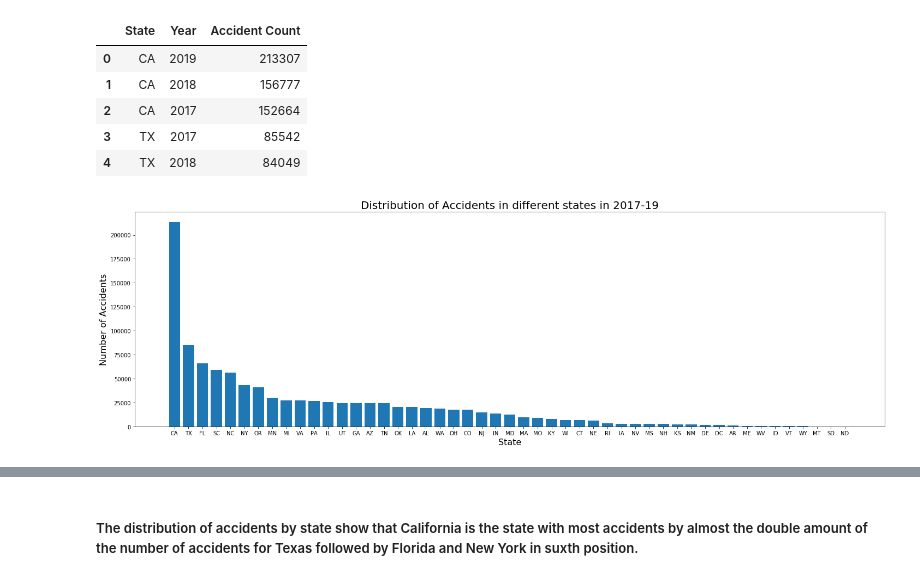
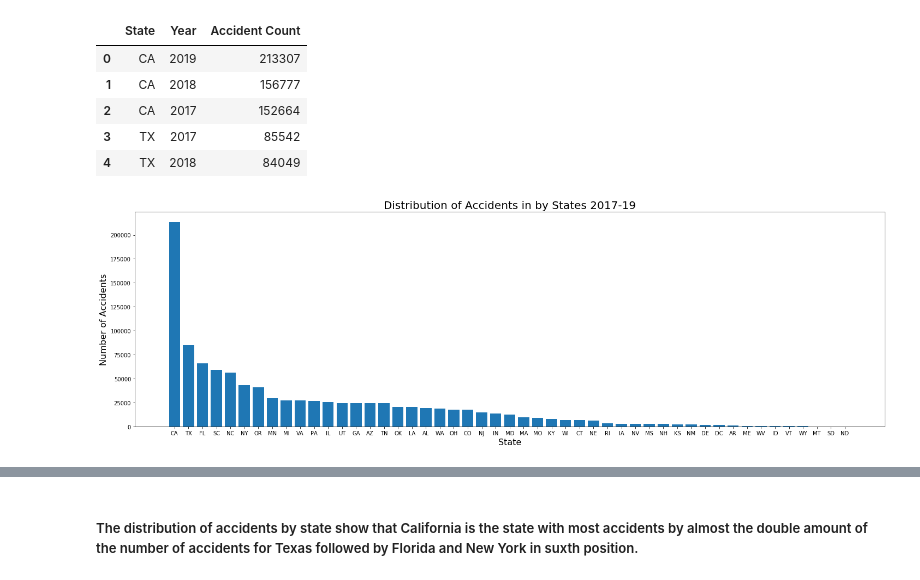
Before and after one commit to lilijo6/Project-Group-3, a Jupyter notebook: USAccident_Analysis_VA.ipynb, the cells around one changed output, grey strips where cells are left out. Cells and saved outputs as stored; diff of their text form; code cells hidden in the pictures.

```diff
--- a/USAccident_Analysis_VA.ipynb
+++ b/USAccident_Analysis_VA.ipynb
@@ -261,19 +253,19 @@ accident_state_year[["State","Year","Accident Count"]].head()
 # %%
 #Plotting of Distribution of Accidents in different states
 
 plt.figure(figsize=(20,6))
 _=plt.bar(accident_state_year["State"],accident_state_year["Accident Count"])
 plt.tight_layout()
 
 plt.xlabel("State",fontsize=16)
 
 plt.ylabel("Number of Accidents",fontsize=16)
 
-_=plt.title("Distribution of Accidents in different states in 2017-19",fontsize=20)
+_=plt.title("Distribution of Accidents in by States 2017-19",fontsize=20)
 
 plt.savefig("Images/Fig1. AccidentsByState.png",bbox_inches='tight')
 # %% [output]
-[figure, old version]
+[figure, new version]
 # %%
 # calculation combined Month and Year for Start of Accident
 accident_target["month_year"]=accident_target["Start_Time"].dt.year.astype(str)\
```
Also changed, not shown: parts of 13 cells of this notebook, 25 other files.
